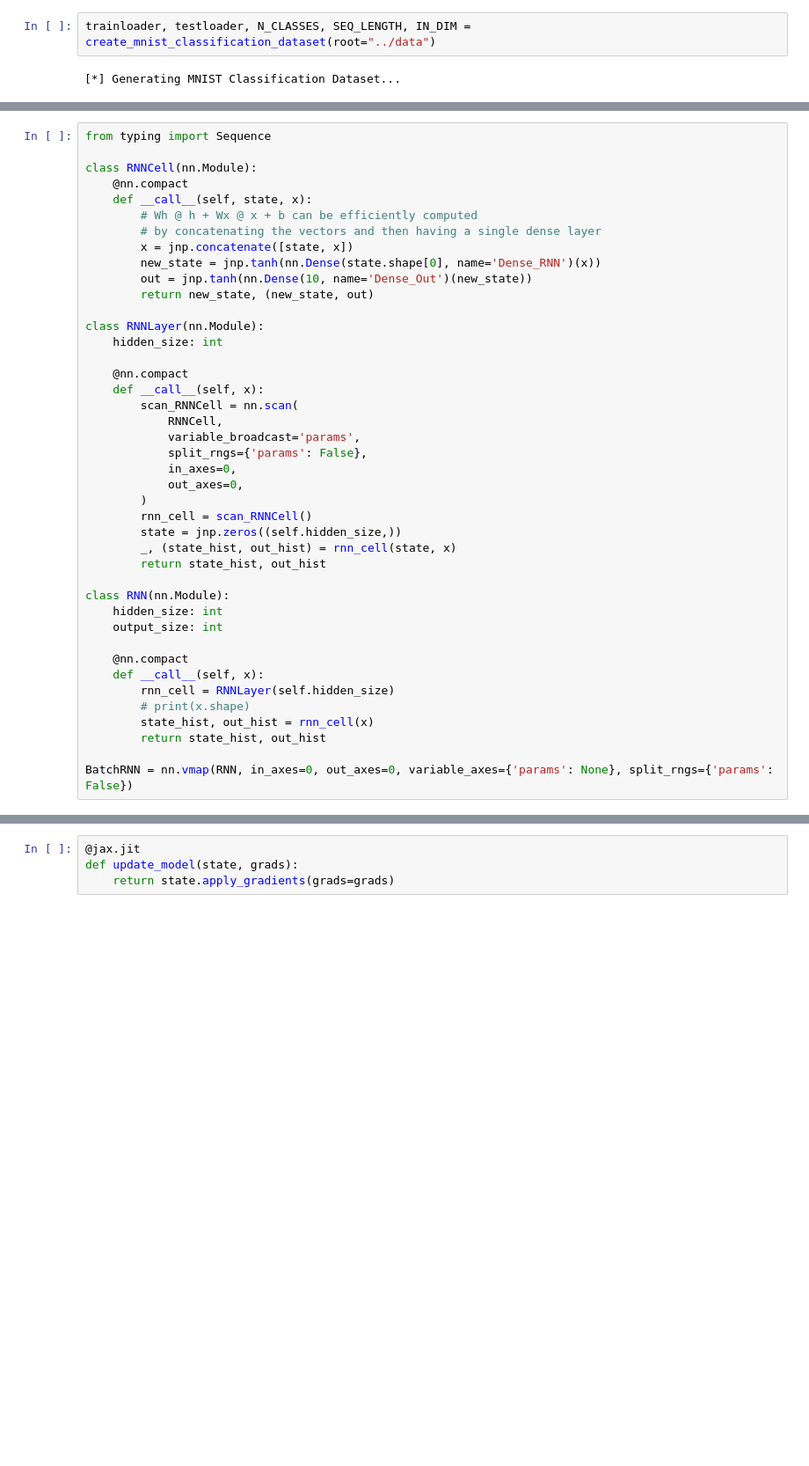
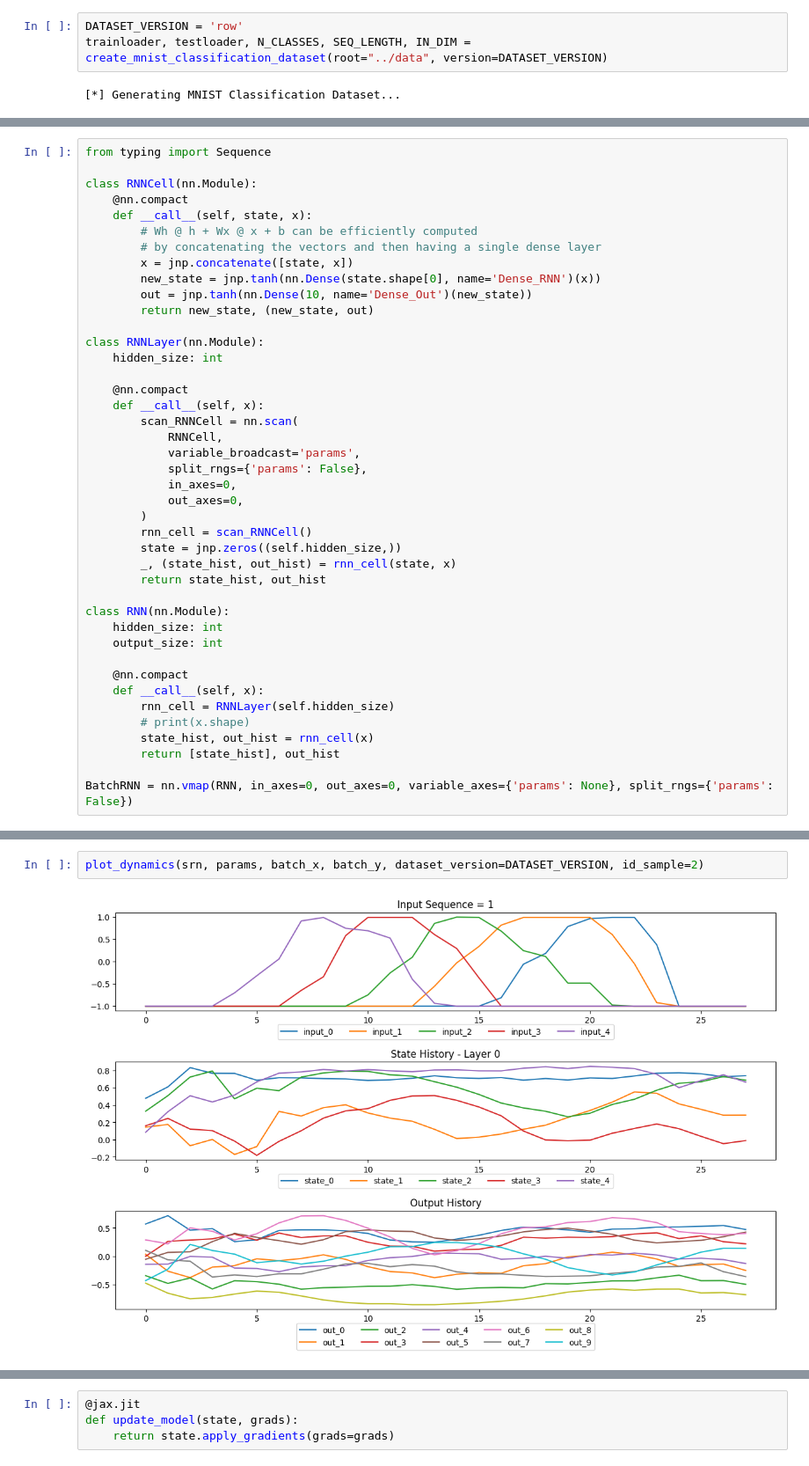
Before and after one commit to TristanTorchet/LearningJAX, a Jupyter notebook: Flax/flax1e_scanSRN.ipynb, the cells around one changed output, grey strips where cells are left out. Shown at 88% size. Drawn from its saved outputs; the diff is of its cells as text; blank space fills up the shorter version.

Commit message:
Flax - 1e - rowMNIST (90%) - scanSRN on rowMNIST as baseline, seem to stop at 90%, 1.3 train loss ; created the utils.py to simplify the notebooks

```diff
--- a/Flax/flax1e_scanSRN.ipynb
+++ b/Flax/flax1e_scanSRN.ipynb
@@ -92,5 +55,6 @@ def create_mnist_classification_dataset(bsz=128, root="./data"):
 # %%
-trainloader, testloader, N_CLASSES, SEQ_LENGTH, IN_DIM = create_mnist_classification_dataset(root="../data")
+DATASET_VERSION = 'row'
+trainloader, testloader, N_CLASSES, SEQ_LENGTH, IN_DIM = create_mnist_classification_dataset(root="../data", version=DATASET_VERSION)
 # %% [output]
 [*] Generating MNIST Classification Dataset...
 # %%
@@ -139,7 +103,7 @@ class RNN(nn.Module):
         rnn_cell = RNNLayer(self.hidden_size)
         # print(x.shape)
         state_hist, out_hist = rnn_cell(x)
-        return state_hist, out_hist
+        return [state_hist], out_hist
 
 BatchRNN = nn.vmap(RNN, in_axes=0, out_axes=0, variable_axes={'params': None}, split_rngs={'params': False})
 # %%
@@ -209,3 +154,7 @@ plt.show()
+# %%
+plot_dynamics(srn, params, batch_x, batch_y, dataset_version=DATASET_VERSION, id_sample=2)
+# %% [output]
+[figure, added]
 # %%
 key = jax.random.PRNGKey(0)
 key, subkey = jax.random.split(key)
```
Also changed, not shown: parts of 19 cells of this notebook, 1 other file.
